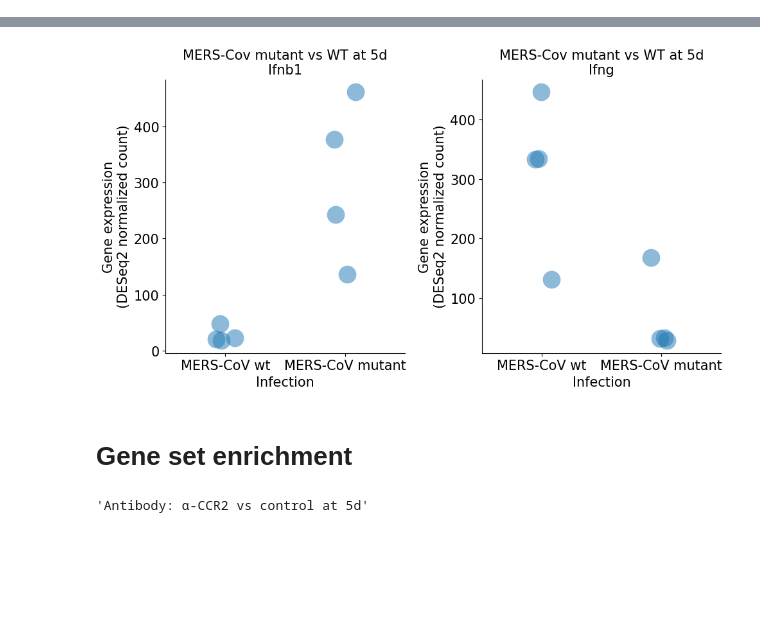
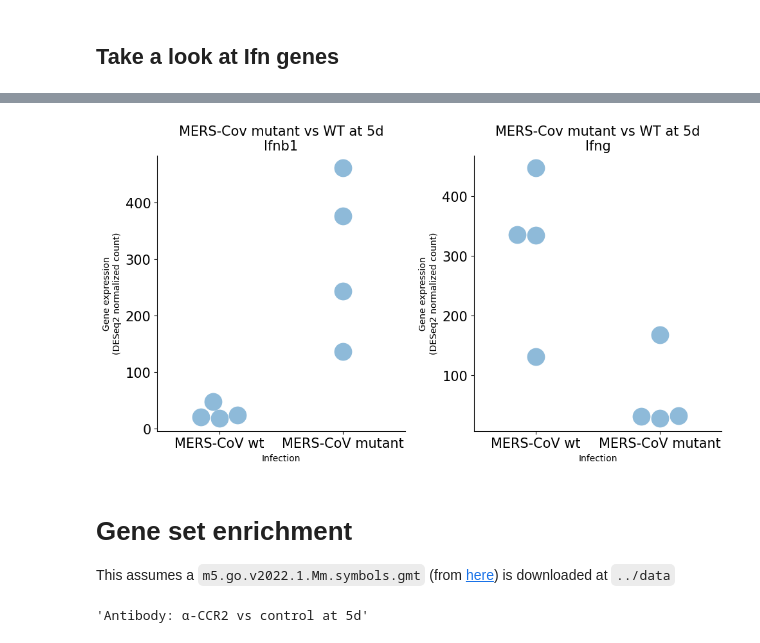
Before and after one commit to wckdouglas/MERS-CoV-mouse, a Jupyter notebook: code/results.ipynb, the cells around one changed output, grey strips where cells are left out. Saved outputs shown, nothing was run; the diff lists cells and outputs as text; code cells hidden in the pictures; blank space fills up the shorter version.

Commit message:
plottings

```diff
--- a/code/results.ipynb
+++ b/code/results.ipynb
@@ -137,2 +144,4 @@ fig.savefig(FIGURE_PATH / "deplot.tiff", bbox_inches="tight")
+# %% [markdown]
+## Take a look at Ifn genes ##
 # %%
 get_significant_protein_gene(
@@ -162,28 +173,30 @@ ifn.head()
 # %%
 fig = plt.figure(figsize=(10, 10))
 
 for i, (gene_name, comparison) in enumerate(
     [
         ("Ifnb1", "comparison_3"),
         ("Ifng", "comparison_3"),
     ]  # , ("Ifnl2", "comparison_3"), ("Ifna4", "comparison_3")]
 ):
     ax = fig.add_subplot(2, 2, i + 1)
     gene_data = comparison_genic_expression([gene_name], comparison)
-    sns.stripplot(data=gene_data, x="Infection", y="value", ax=ax, s=20, alpha=0.5)
+    sns.swarmplot(data=gene_data, x="Infection", y="value", ax=ax, s=20, alpha=0.5)
     ax.set_ylabel("Gene expression\n(DESeq2 normalized count)")
     ax.set_title(f"{COMPARISONS[comparison].label}\n{gene_name}", size=15)
 sns.despine()
 fig.tight_layout()
 fig.savefig(FIGURE_PATH / "gene_expr_plot.tiff", bbox_inches="tight")
 # %% [output]
-[figure, old version]
+[figure, new version]
 # %%
 with pd.ExcelWriter(RESULT_PATH / "DE.xlsx") as writer:
     for lab, lab_df in de_table.groupby("label"):
         lab_df.to_excel(writer, sheet_name=lab.replace(":", "__"))
 # %% [markdown]
 # Gene set enrichment #
+
+This assumes a `m5.go.v2022.1.Mm.symbols.gmt` (from [here](https://data.broadinstitute.org/gsea-msigdb/msigdb/release/2022.1.Mm/)) is downloaded at `../data`
 # %%
 import gseapy as gp
 
```
Also changed, not shown: parts of 17 cells of this notebook, 1 other file.
